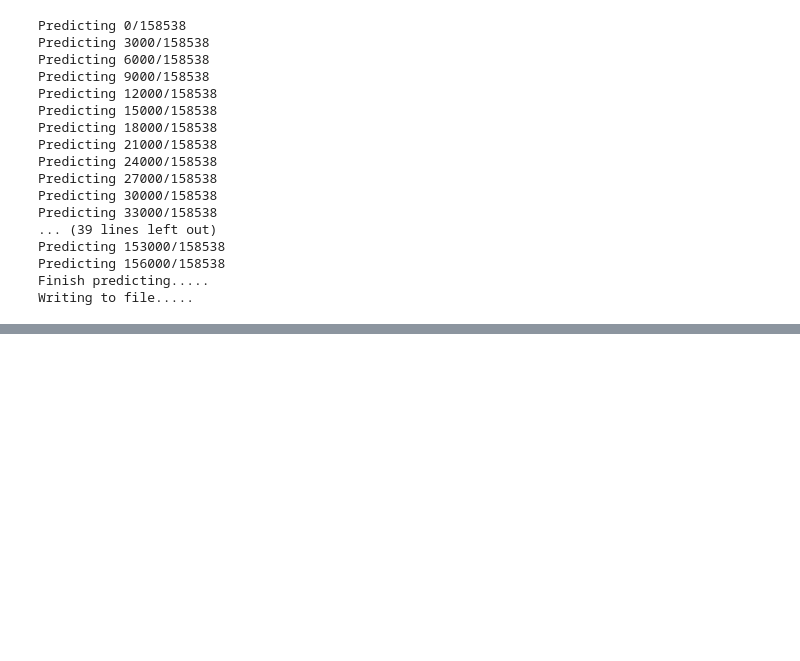
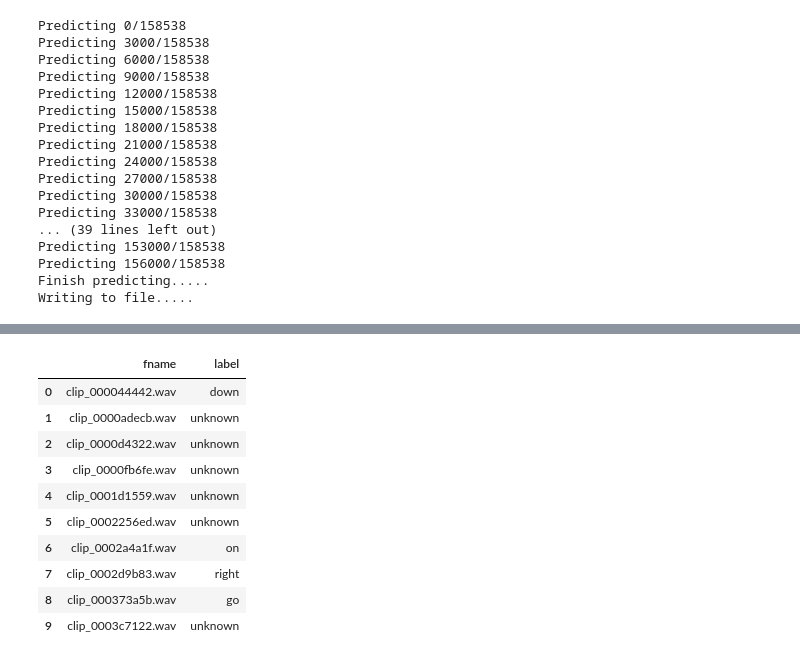
Before and after one commit to NLP-Deeplearning-Club/kaggle-project, a Jupyter notebook: LSTM + Attention 模型.ipynb, the cells around one changed output, grey strips where cells are left out. Drawn from its saved outputs; the diff is of its cells as text; code cells hidden in the pictures; blank space fills up the shorter version.

```diff
--- a/LSTM + Attention 模型.ipynb
+++ b/LSTM + Attention 模型.ipynb
@@ -12,22 +29,23 @@ import matplotlib.gridspec as gridspec
 # %%
-DATADIR = './dataset'  # unzipped train and test data
-ALL_LABELS = ('bed bird cat dog down eight five four go ' +
+def load_data(data_dir):
+    DATADIR = 'dataset'  # unzipped train and test data
+    ALL_LABELS = ('bed bird cat dog down eight five four go ' +
                    'happy house left marvin name.txt nine no ' +
                    'off on one right seven sheila six stop three ' +
                    'tree two up wow yes zero silence').split()
-num_labels = len(ALL_LABELS)
-id2name = {i: name for i, name in enumerate(ALL_LABELS)}
-name2id = {name: i for i, name in id2name.items()}
+    num_labels = len(ALL_LABELS)
+    id2name = {i: name for i, name in enumerate(ALL_LABELS)}
+    name2id = {name: i for i, name in id2name.items()}
+    pattern = re.compile("(.+\\\\)?(\w+)\\\\([^_]+)_.+wav")
+    pattern_v = re.compile("(.+\/)?(\w+)\/([^_]+)_.+wav")
 
-def load_data(data_dir):
-    pattern = re.compile("(.+\/)?(\w+)\/([^_]+)_.+wav")
-    all_files = glob(os.path.join(data_dir, 'train/audio/*/*wav'))
+    all_files = glob(os.path.join(data_dir, 'train\\audio\\*\\*wav'))
 
-    with open(os.path.join(data_dir, 'train/validation_list.txt'), 'r') as fin:
+    with open(os.path.join(data_dir, 'train\\validation_list.txt'), 'r') as fin:
         validation_files = fin.readlines()
     valset = set()
     for entry in validation_files:
-        r = re.match(pattern, entry)
+        r = re.match(pattern_v, entry)
         if r:
             valset.add(r.group(3))
 
@@ -356,0 +419,14 @@ Writing to file.....
+# %%
+t[:10]
+# %% [output]
+|  | fname | label |
+| 0 | clip_000044442.wav | down |
+| 1 | clip_0000adecb.wav | unknown |
+| 2 | clip_0000d4322.wav | unknown |
+| 3 | clip_0000fb6fe.wav | unknown |
+| 4 | clip_0001d1559.wav | unknown |
+| 5 | clip_0002256ed.wav | unknown |
+| 6 | clip_0002a4a1f.wav | on |
+| 7 | clip_0002d9b83.wav | right |
+| 8 | clip_000373a5b.wav | go |
+| 9 | clip_0003c7122.wav | unknown |
```
Also changed, not shown: parts of 18 cells of this notebook, 1 other file.
